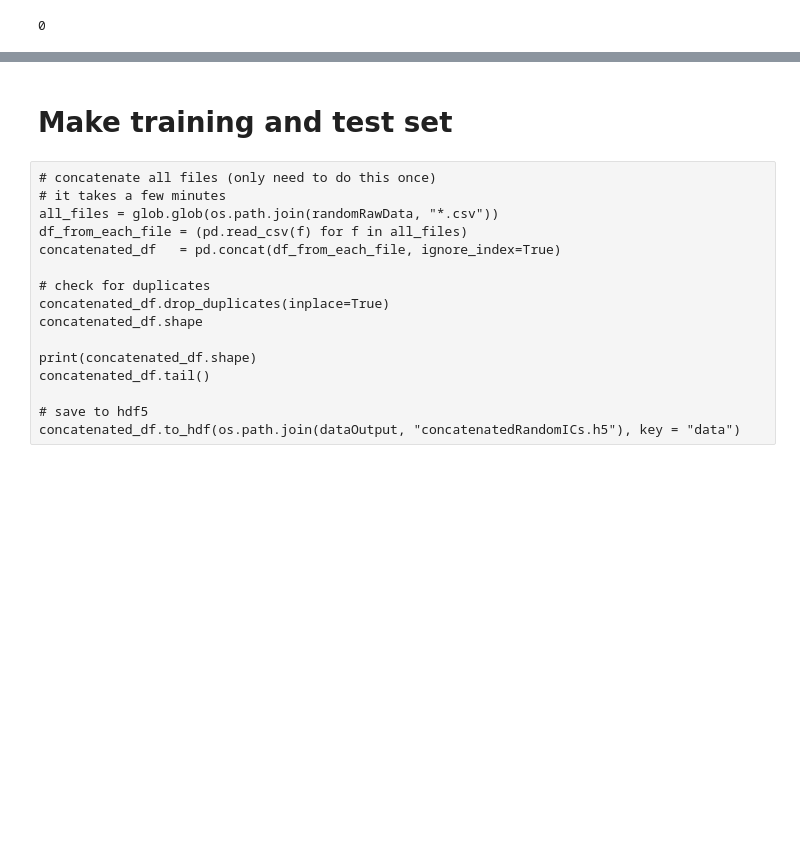
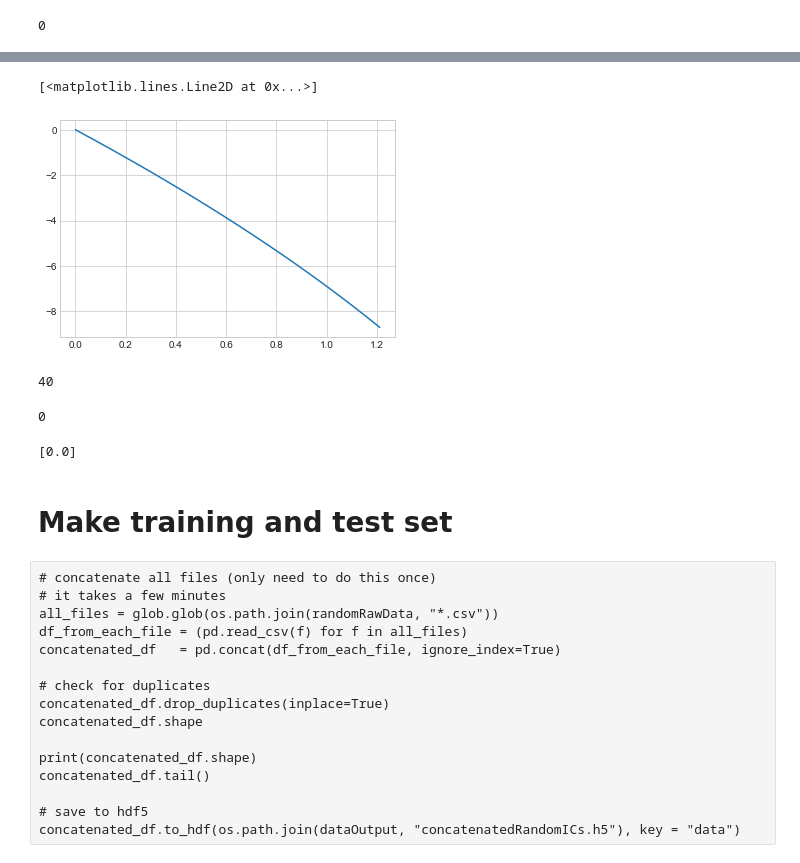
Before and after one commit to oliviatessa/MothMachineLearning, a Jupyter notebook: 020_eScienceSeminar_PathFollow.ipynb, the cells around one changed output, grey strips where cells are left out. Cells and saved outputs as stored; diff of their text form; code cells hidden in the pictures; blank space fills up the shorter version.

```diff
--- a/020_eScienceSeminar_PathFollow.ipynb
+++ b/020_eScienceSeminar_PathFollow.ipynb
@@ -599,0 +761,31 @@ os.system('ffmpeg -start_number 0 -r 30 -i %04d.png -vf "scale=trunc(iw/2)*2:tru
+# %%
+globalDict = OrderedDict({"bhead": 0.507,
+            "ahead": 0.908,
+            "bbutt": 0.1295,
+            "abutt": 1.7475,
+            "rho": 1,
+            "rhoA": 0.00118,
+            "muA": 0.000186,
+            "L1": 0.908,
+            "L2": 1.7475,
+            "L3": 0.75,
+            "K": 29.3,
+            "c":  14075.8,
+            "g": 980.0,
+            "betaR":  0.0,
+            "nstep": 40,
+            "nrun" : 1  # (max) number of  trajectories.
+            })
+# Calculated variables
+globalDict['m1'] = globalDict['rho']*(4/3)*np.pi*(globalDict['bhead']**2)*globalDict['ahead']
+globalDict["m2"] = globalDict["rho"]*(4/3)*np.pi*(globalDict["bbutt"]**2)*globalDict["abutt"]
+globalDict["echead"] = globalDict["ahead"]/globalDict["bhead"]
+globalDict['ecbutt'] = globalDict['abutt']/globalDict['bbutt']
+globalDict['I1'] = (1/5)*globalDict['m1']*(globalDict['bhead']**2)*(1 + globalDict['echead']**2)
+globalDict['I2'] = (1/5)*globalDict['m2']*(globalDict['bbutt']**2)*(1 + globalDict['ecbutt']**2)
+globalDict['S_head'] = np.pi*globalDict['bhead']**2
+globalDict['S_butt'] = np.pi*globalDict['bbutt'] **2
+t = np.linspace(0, 0.1, num = globalDict["nstep"], endpoint = True)
+
+# convert dict to list, since @jit works better with lists
+globalList = [ v for v in globalDict.values() ]
@@ -599,0 +806,7 @@ os.system('ffmpeg -start_number 0 -r 30 -i %04d.png -vf "scale=trunc(iw/2)*2:tru
+# %%
+F, alpha, tau0 = (np.random.rand(3)* 1000).tolist()
+FAlphaTau_list = [F, alpha, tau0]
+
+
+state0_ICs = [0.0, 0.0001, 0.0, 0.0001, np.pi/2 - 0.3,0.0001, -np.pi/2 - 0.3,0.0001]
+state0_ICs
@@ -599,0 +822,11 @@ os.system('ffmpeg -start_number 0 -r 30 -i %04d.png -vf "scale=trunc(iw/2)*2:tru
+# %%
+x, xd, y, yd, theta, thetad, phi, phid = simUtils.flyBug_OneRun(t, state0_ICs, FAlphaTau_list, globalList)
+# %%
+plt.plot(x, y)
+# %% [output]
+[<matplotlib.lines.Line2D at 0x...>]
+[figure, added]
+# %%
+len(x)
+# %% [output]
+40
@@ -600,3 +871,16 @@ os.system('ffmpeg -start_number 0 -r 30 -i %04d.png -vf "scale=trunc(iw/2)*2:tru
+# %%
+# make video
+# make into video|
+os.chdir(tmpDir3)
+
+os.system('ffmpeg -start_number 1 -r 30 -i %04d.png -vf "scale=trunc(iw/2)*2:trunc(ih/2)*2, setpts=0.2*PTS" -c:v libx264   -b:v 10000k -pix_fmt yuv420p -y 0000000_MPCVID.mp4')
+# %% [output]
+0
+# %%
+ii = 0
+xlist[:-(globalDict["nstep"]-ii-1)]
+# %% [output]
+[0.0]
 # %% [markdown]
 # Make training and test set
 # %% [raw]
```
Also changed, not shown: parts of 32 cells of this notebook, 1 other file.
